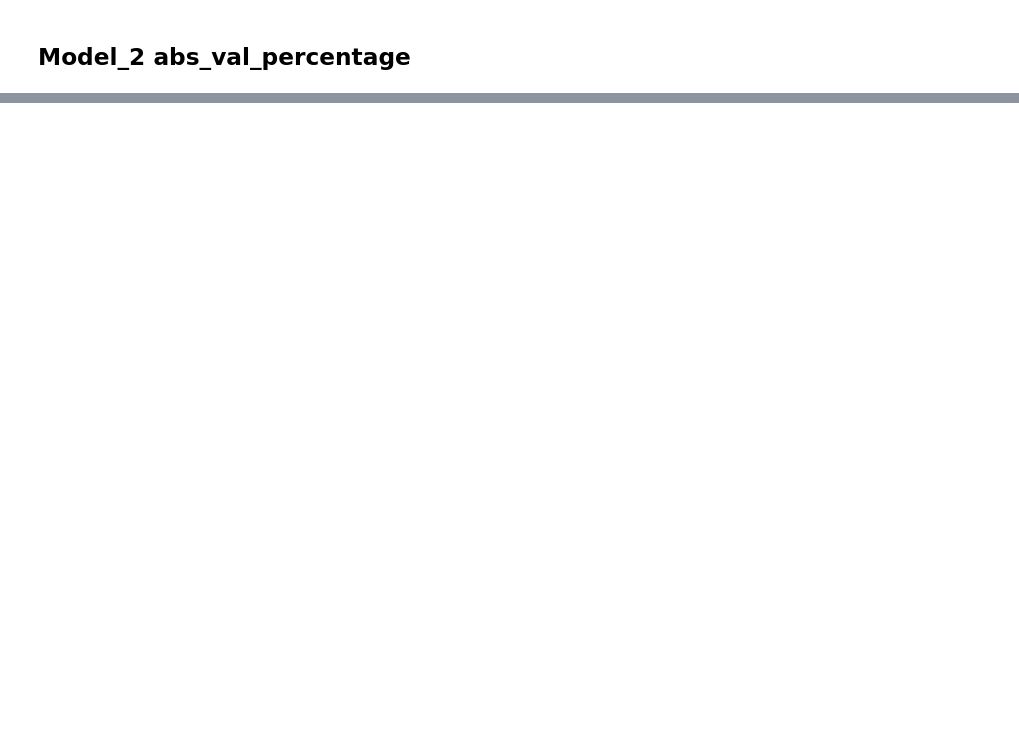
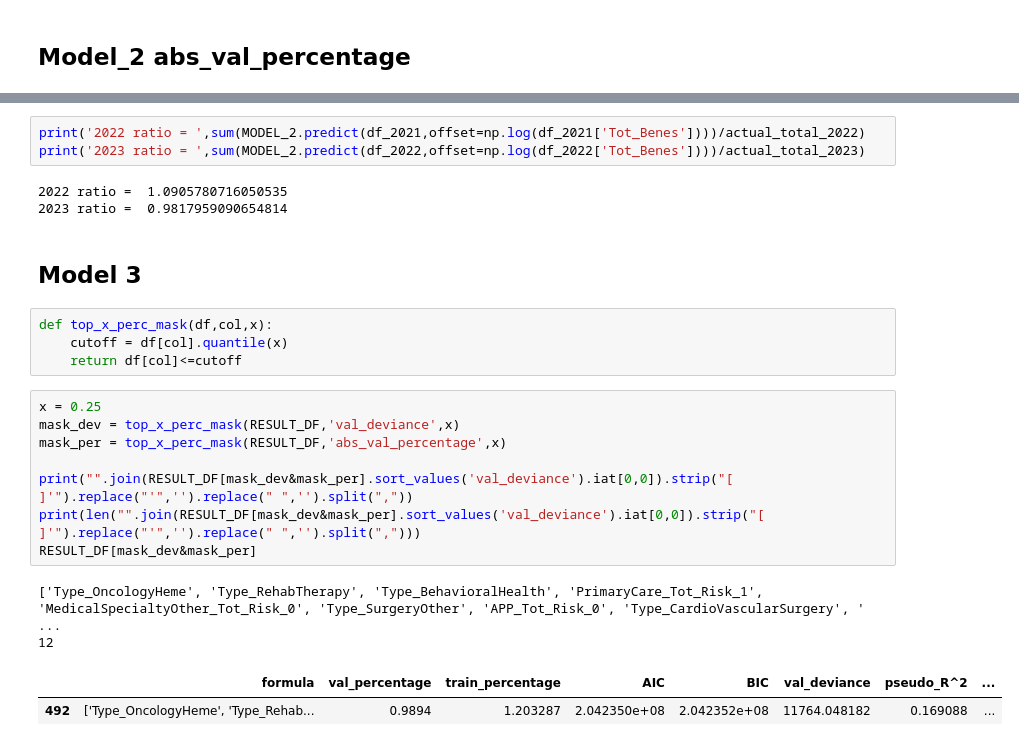
Before and after one commit to JennQQQ/Medicare-Project, a Jupyter notebook: Modeling/Modeling_Jenn_5_Tot_Benes_offset_forward.ipynb, the cells around one changed output, grey strips where cells are left out. Cells and saved outputs as stored; diff of their text form; blank space fills up the shorter version.

Commit message:
updating selected model, performance plateau at 12 features in terms of total ratio

```diff
--- a/Modeling/Modeling_Jenn_5_Tot_Benes_offset_forward.ipynb
+++ b/Modeling/Modeling_Jenn_5_Tot_Benes_offset_forward.ipynb
@@ -339,0 +400,25 @@ Bene_Avg_Risk_Scre                   0.3236      0.004     76.312      0.000
+# %%
+print('2022 ratio = ',sum(MODEL_2.predict(df_2021,offset=np.log(df_2021['Tot_Benes'])))/actual_total_2022)
+print('2023 ratio = ',sum(MODEL_2.predict(df_2022,offset=np.log(df_2022['Tot_Benes'])))/actual_total_2023)
+# %% [output]
+2022 ratio =  1.0905780716050535
+2023 ratio =  0.9817959090654814
+# %% [markdown]
+## Model 3
+# %%
+def top_x_perc_mask(df,col,x):
+    cutoff = df[col].quantile(x)
+    return df[col]<=cutoff
+# %%
+x = 0.25
+mask_dev = top_x_perc_mask(RESULT_DF,'val_deviance',x)
+mask_per = top_x_perc_mask(RESULT_DF,'abs_val_percentage',x)
+
+print("".join(RESULT_DF[mask_dev&mask_per].sort_values('val_deviance').iat[0,0]).strip("[ ]'").replace("'",'').replace(" ",'').split(","))
+print(len("".join(RESULT_DF[mask_dev&mask_per].sort_values('val_deviance').iat[0,0]).strip("[ ]'").replace("'",'').replace(" ",'').split(",")))
+RESULT_DF[mask_dev&mask_per]
+# %% [output]
+['Type_OncologyHeme', 'Type_RehabTherapy', 'Type_BehavioralHealth', 'PrimaryCare_Tot_Risk_1', 'MedicalSpecialtyOther_Tot_Risk_0', 'Type_SurgeryOther', 'APP_Tot_Risk_0', 'Type_CardioVascularSurgery', ' ...
+12
+|  | formula | val_percentage | train_percentage | AIC | BIC | val_deviance | pseudo_R^2 | ... |
+| 492 | ['Type_OncologyHeme', 'Type_Rehab... | 0.9894 | 1.203287 | 2.042350e+08 | 2.042352e+08 | 11764.048182 | 0.169088 | ... |
```
Also changed, not shown: parts of 11 cells of this notebook.
